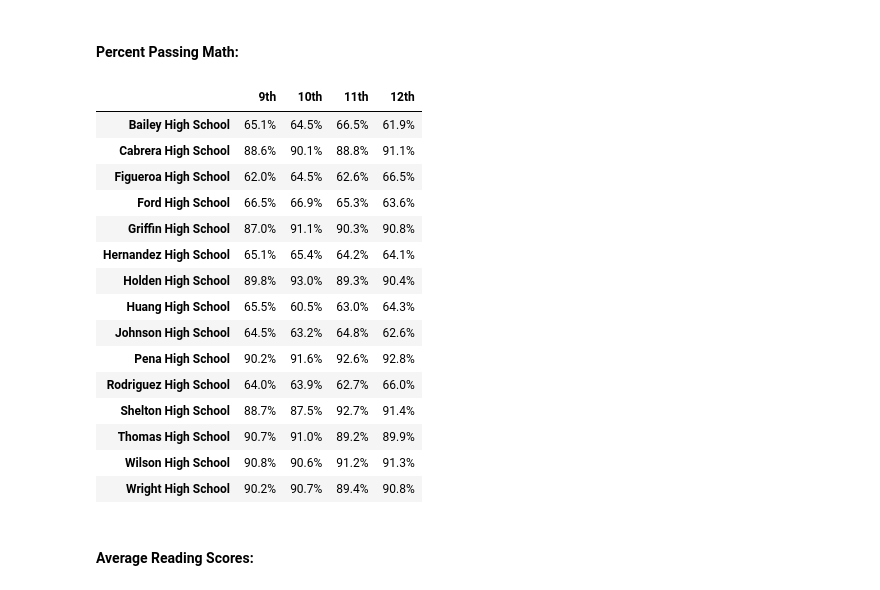
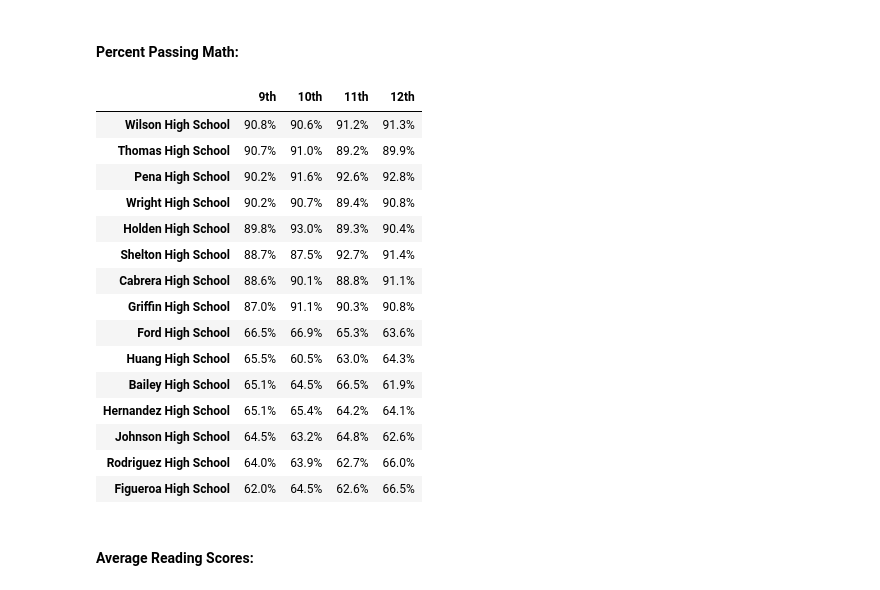
Before and after one commit to Bag0niku/School_District_Analysis, a Jupyter notebook: PyCitySchools.ipynb, the cells around one changed output. Cells and saved outputs as stored; diff of their text form; code cells hidden in the pictures.

```diff
--- a/PyCitySchools.ipynb
+++ b/PyCitySchools.ipynb
@@ -595,28 +596,28 @@ math_grade_level_df
 # %%
 math_percent_grade_level_df = pd.DataFrame()
 math_percent_grade_level_df['9th'] = ((all_df[(all_df['grade']=='9th') & (all_df['math_score']>70)].groupby(['school_name']).count()['math_score']/(all_df[(all_df['grade']=='9th')].groupby(['school_name'])['math_score'].count()))*100).map("{:.1f}%".format)
 math_percent_grade_level_df['10th'] = ((all_df[(all_df['grade']=='10th') & (all_df['math_score']>70)].groupby(['school_name']).count()['math_score']/(all_df[(all_df['grade']=='10th')].groupby(['school_name'])['math_score'].count()))*100).map("{:.1f}%".format)
 math_percent_grade_level_df['11th'] = ((all_df[(all_df['grade']=='11th') & (all_df['math_score']>70)].groupby(['school_name']).count()['math_score']/(all_df[(all_df['grade']=='11th')].groupby(['school_name'])['math_score'].count()))*100).map("{:.1f}%".format)
 math_percent_grade_level_df['12th'] = ((all_df[(all_df['grade']=='12th') & (all_df['math_score']>70)].groupby(['school_name']).count()['math_score']/(all_df[(all_df['grade']=='12th')].groupby(['school_name'])['math_score'].count()))*100).map("{:.1f}%".format)
 math_percent_grade_level_df.index.name = None
-math_percent_grade_level_df
+math_percent_grade_level_df.sort_values(['9th'], ascending=False)
 # %% [output]
 |  | 9th | 10th | 11th | 12th |
+| Wilson High School | 90.8% | 90.6% | 91.2% | 91.3% |
+| Thomas High School | 90.7% | 91.0% | 89.2% | 89.9% |
+| Pena High School | 90.2% | 91.6% | 92.6% | 92.8% |
+| Wright High School | 90.2% | 90.7% | 89.4% | 90.8% |
+| Holden High School | 89.8% | 93.0% | 89.3% | 90.4% |
+| Shelton High School | 88.7% | 87.5% | 92.7% | 91.4% |
+| Cabrera High School | 88.6% | 90.1% | 88.8% | 91.1% |
+| Griffin High School | 87.0% | 91.1% | 90.3% | 90.8% |
+| Ford High School | 66.5% | 66.9% | 65.3% | 63.6% |
+| Huang High School | 65.5% | 60.5% | 63.0% | 64.3% |
 | Bailey High School | 65.1% | 64.5% | 66.5% | 61.9% |
-| Cabrera High School | 88.6% | 90.1% | 88.8% | 91.1% |
+| Hernandez High School | 65.1% | 65.4% | 64.2% | 64.1% |
+| Johnson High School | 64.5% | 63.2% | 64.8% | 62.6% |
+| Rodriguez High School | 64.0% | 63.9% | 62.7% | 66.0% |
 | Figueroa High School | 62.0% | 64.5% | 62.6% | 66.5% |
-| Ford High School | 66.5% | 66.9% | 65.3% | 63.6% |
-| Griffin High School | 87.0% | 91.1% | 90.3% | 90.8% |
-| Hernandez High School | 65.1% | 65.4% | 64.2% | 64.1% |
-| Holden High School | 89.8% | 93.0% | 89.3% | 90.4% |
-| Huang High School | 65.5% | 60.5% | 63.0% | 64.3% |
-| Johnson High School | 64.5% | 63.2% | 64.8% | 62.6% |
-| Pena High School | 90.2% | 91.6% | 92.6% | 92.8% |
-| Rodriguez High School | 64.0% | 63.9% | 62.7% | 66.0% |
-| Shelton High School | 88.7% | 87.5% | 92.7% | 91.4% |
-| Thomas High School | 90.7% | 91.0% | 89.2% | 89.9% |
-| Wilson High School | 90.8% | 90.6% | 91.2% | 91.3% |
-| Wright High School | 90.2% | 90.7% | 89.4% | 90.8% |
 # %% [markdown]
 #### Average Reading Scores:
 # %%
```
Also changed, not shown: parts of 25 cells of this notebook.
